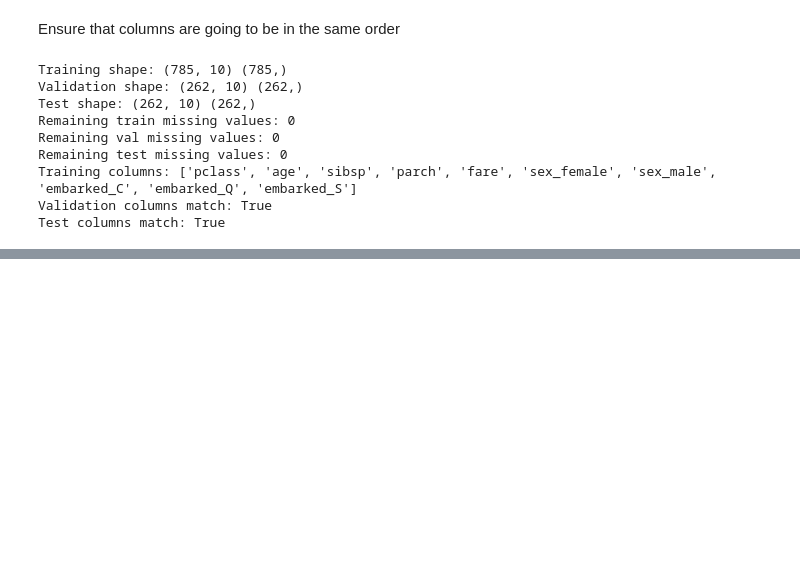
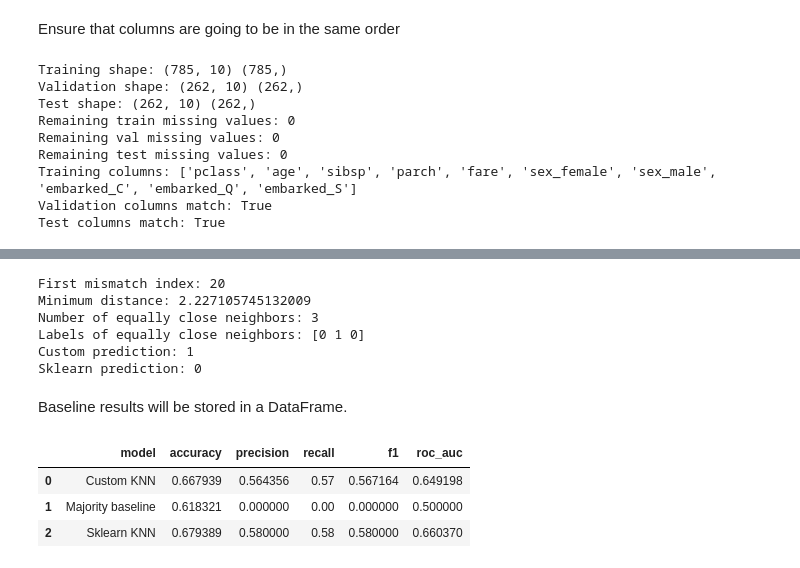
Before and after one commit to Emil-Jafarov-06/KNN-from-scratch, a Jupyter notebook: notebooks/02_evaluation.ipynb, the cells around one changed output, grey strips where cells are left out. Cells and saved outputs as stored; diff of their text form; code cells hidden in the pictures; blank space fills up the shorter version.

```diff
--- a/notebooks/02_evaluation.ipynb
+++ b/notebooks/02_evaluation.ipynb
@@ -178,0 +352,69 @@ Test columns match: True
+# %%
+# Inspect one disagreement between custom KNN and sklearn KNN.
+mismatch_indices = np.where(custom_val_pred != sklearn_val_pred)[0]
+first_mismatch = mismatch_indices[0]
+
+# Calculate distances from one validation sample to every training sample.
+distances = np.sqrt(
+    np.sum((X_train - X_val[first_mismatch]) ** 2, axis=1)
+)
+
+minimum_distance = np.min(distances)
+
+# Find all training rows tied at the minimum distance.
+tied_neighbor_indices = np.where(
+    np.isclose(distances, minimum_distance)
+)[0]
+
+print("First mismatch index:", first_mismatch)
+print("Minimum distance:", minimum_distance)
+print("Number of equally close neighbors:", len(tied_neighbor_indices))
+print("Labels of equally close neighbors:", y_train[tied_neighbor_indices])
+
+print("Custom prediction:", custom_val_pred[first_mismatch])
+print("Sklearn prediction:", sklearn_val_pred[first_mismatch])
+# %% [output]
+First mismatch index: 20
+Minimum distance: 2.227105745132009
+Number of equally close neighbors: 3
+Labels of equally close neighbors: [0 1 0]
+Custom prediction: 1
+Sklearn prediction: 0
+# %% [markdown]
+Baseline results will be stored in a DataFrame.
+# %%
+baseline_results = [
+    {
+        "model": "Custom KNN",
+        "accuracy": accuracy(y_val, custom_val_pred),
+        "precision": precision(y_val, custom_val_pred),
+        "recall": recall(y_val, custom_val_pred),
+        "f1": f1_score(y_val, custom_val_pred),
+        "roc_auc": roc_auc(y_val, custom_val_score),
+    },
+    {
+        "model": "Majority baseline",
+        "accuracy": accuracy(y_val, majority_val_pred),
+        "precision": precision(y_val, majority_val_pred),
+        "recall": recall(y_val, majority_val_pred),
+        "f1": f1_score(y_val, majority_val_pred),
+        "roc_auc": roc_auc(y_val, majority_val_score),
+    },
+    {
+        "model": "Sklearn KNN",
+        "accuracy": accuracy(y_val, sklearn_val_pred),
+        "precision": precision(y_val, sklearn_val_pred),
+        "recall": recall(y_val, sklearn_val_pred),
+        "f1": f1_score(y_val, sklearn_val_pred),
+        "roc_auc": roc_auc(y_val, sklearn_val_score),
+    },
+]
+
+baseline_results_df = pd.DataFrame(baseline_results)
+
+baseline_results_df
+# %% [output]
+|  | model | accuracy | precision | recall | f1 | roc_auc |
+| 0 | Custom KNN | 0.667939 | 0.564356 | 0.57 | 0.567164 | 0.649198 |
+| 1 | Majority baseline | 0.618321 | 0.000000 | 0.00 | 0.000000 | 0.500000 |
+| 2 | Sklearn KNN | 0.679389 | 0.580000 | 0.58 | 0.580000 | 0.660370 |
```
Also changed, not shown: parts of 17 cells of this notebook, 1 other file.
